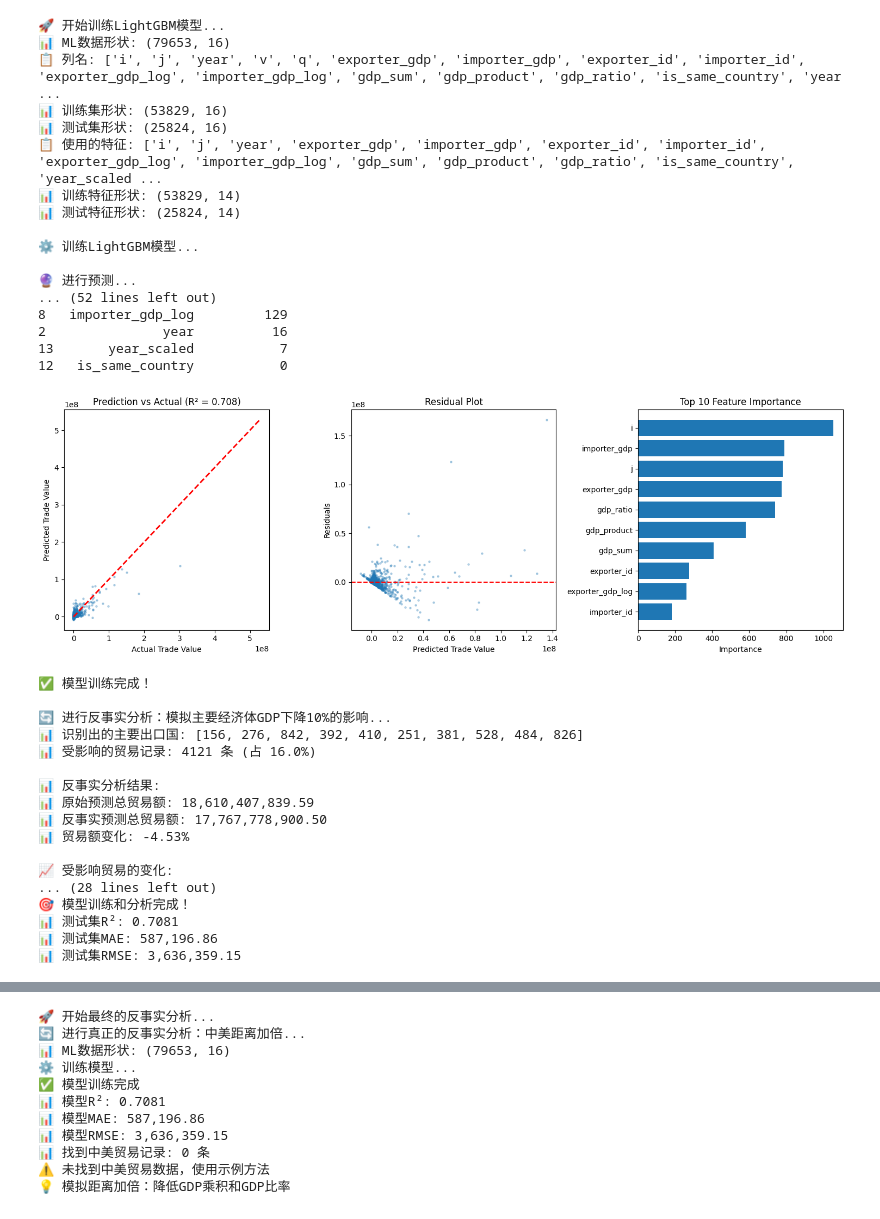
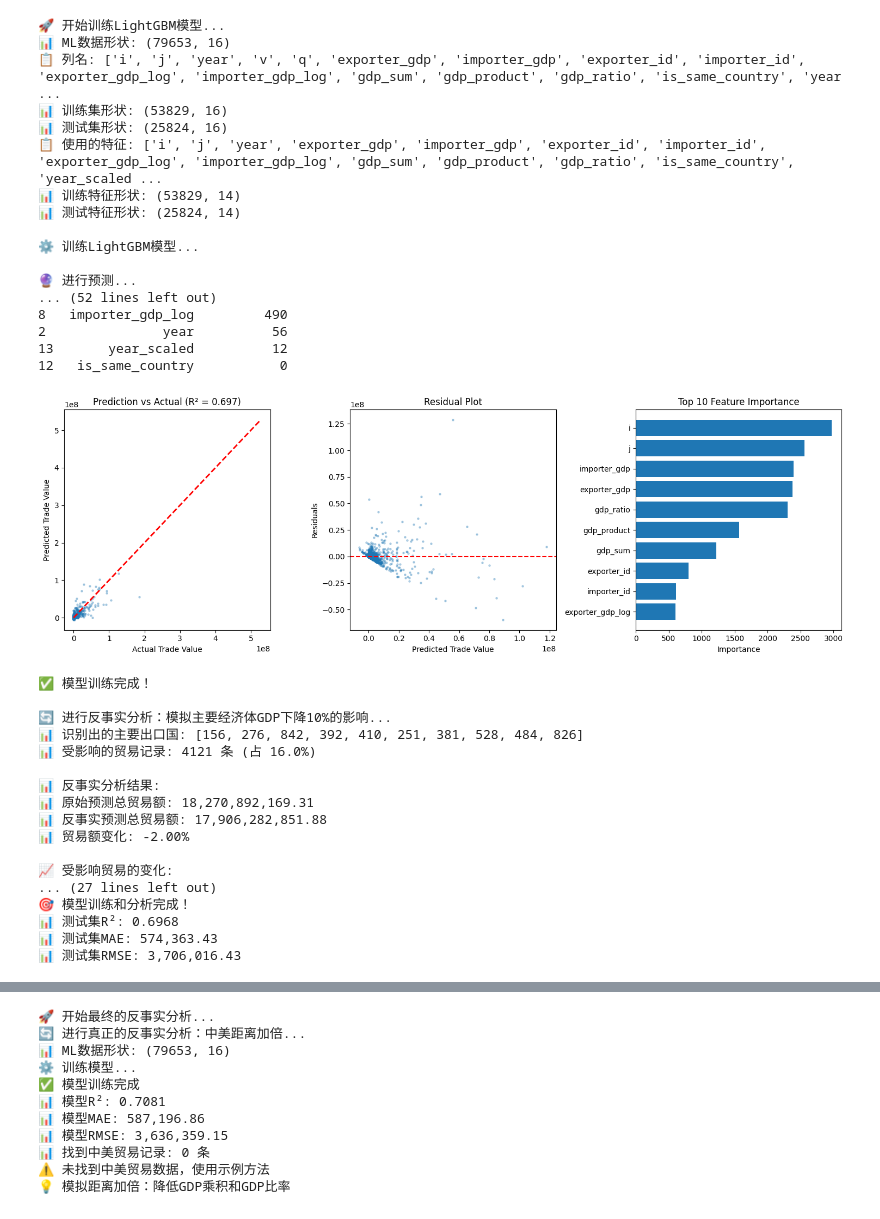
Before and after one commit to George-hardworking/course5020-finalproject, a Jupyter notebook: scripts/333.ipynb, the cells around one changed output, grey strips where cells are left out. Drawn from its saved outputs; the diff is of its cells as text; code cells hidden in the pictures.

```diff
--- a/scripts/333.ipynb
+++ b/scripts/333.ipynb
@@ -543,9 +607,9 @@ def train_lightgbm_model():
     # 创建并训练LightGBM模型
     print("\n⚙️ 训练LightGBM模型...")
     model = LGBMRegressor(
-        n_estimators=200,        # 树的数量
-        max_depth=8,            # 树的最大深度
-        learning_rate=0.1,      # 学习率
+        n_estimators=600,        # 树的数量
+        max_depth=10,            # 树的最大深度
+        learning_rate=0.03,      # 学习率
         subsample=0.8,          # 子样本比例
         colsample_bytree=0.8,   # 特征采样比例
         random_state=42,        # 随机种子
@@ -785,37 +849,37 @@ if __name__ == "__main__":
             ],
             'test': [
                 results['test_metrics']['mae'],
                 results['test_metrics']['mse'],
                 results['test_metrics']['rmse'],
                 results['test_metrics']['r2']
             ]
         })
         metrics_df.to_csv(output_dir / "model_metrics.csv", index=False)
         print(f"💾 模型评估指标已保存: {output_dir / 'model_metrics.csv'}")
 
         print(f"\n🎯 模型训练和分析完成！")
         print(f"📊 测试集R²: {results['test_metrics']['r2']:.4f}")
         print(f"📊 测试集MAE: {results['test_metrics']['mae']:,.2f}")
         print(f"📊 测试集RMSE: {results['test_metrics']['rmse']:,.2f}")
 # %% [output]
 🚀 开始训练LightGBM模型...
 📊 ML数据形状: (79653, 16)
 📋 列名: ['i', 'j', 'year', 'v', 'q', 'exporter_gdp', 'importer_gdp', 'exporter_id', 'importer_id', 'exporter_gdp_log', 'importer_gdp_log', 'gdp_sum', 'gdp_product', 'gdp_ratio', 'is_same_country', 'year ...
 📊 训练集形状: (53829, 16)
 📊 测试集形状: (25824, 16)
 📋 使用的特征: ['i', 'j', 'year', 'exporter_gdp', 'importer_gdp', 'exporter_id', 'importer_id', 'exporter_gdp_log', 'importer_gdp_log', 'gdp_sum', 'gdp_product', 'gdp_ratio', 'is_same_country', 'year_scaled ...
 📊 训练特征形状: (53829, 14)
 📊 测试特征形状: (25824, 14)
 
 ⚙️ 训练LightGBM模型...
 
 🔮 进行预测...
 ... (52 lines left out)
-8   importer_gdp_log         129
-2               year          16
-13       year_scaled           7
+8   importer_gdp_log         490
+2               year          56
+13       year_scaled          12
 12   is_same_country           0
-[figure, old version]
+[figure, new version]
 ✅ 模型训练完成！
 
 🔄 进行反事实分析：模拟主要经济体GDP下降10%的影响...
@@ -823,13 +887,13 @@ if __name__ == "__main__":
 📊 受影响的贸易记录: 4121 条 (占 16.0%)
 
 📊 反事实分析结果:
-📊 原始预测总贸易额: 18,610,407,839.59
-📊 反事实预测总贸易额: 17,767,778,900.50
-📊 贸易额变化: -4.53%
+📊 原始预测总贸易额: 18,270,892,169.31
+📊 反事实预测总贸易额: 17,906,282,851.88
+📊 贸易额变化: -2.00%
 
 📈 受影响贸易的变化:
-... (28 lines left out)
+... (27 lines left out)
 🎯 模型训练和分析完成！
-📊 测试集R²: 0.7081
-📊 测试集MAE: 587,196.86
-📊 测试集RMSE: 3,636,359.15
+📊 测试集R²: 0.6968
+📊 测试集MAE: 574,363.43
+📊 测试集RMSE: 3,706,016.43
```
Also changed, not shown: parts of 19 cells of this notebook.
